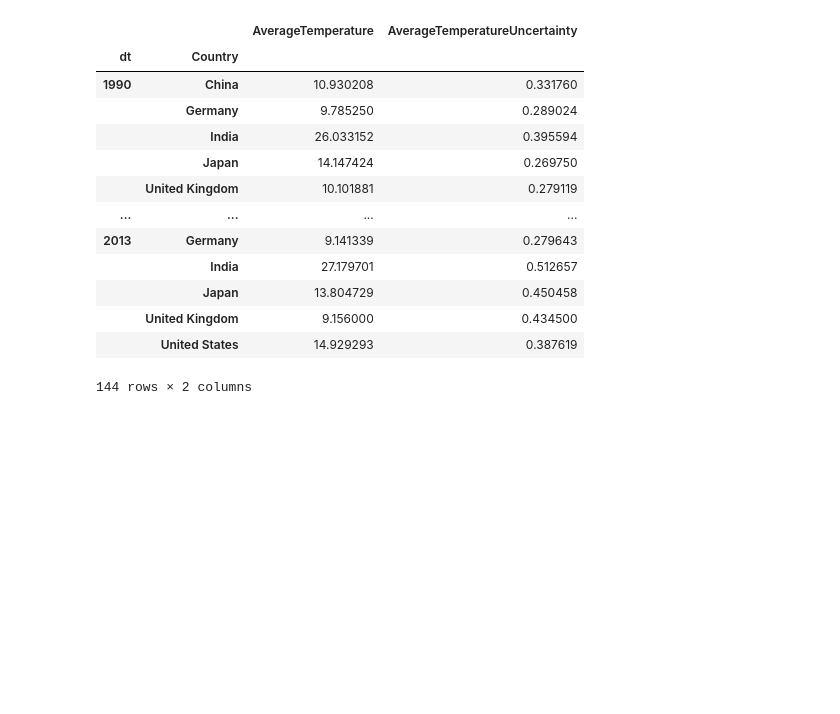
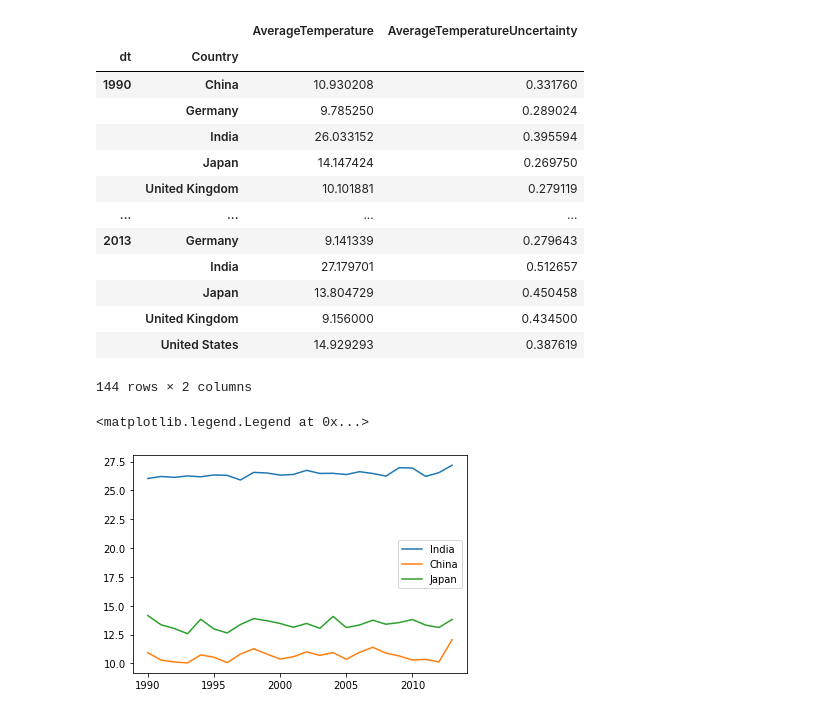
Before and after one commit to thesuhas/Climate-Change-Industrialisation, a Jupyter notebook: script1.ipynb, the cells around one changed output. Drawn from its saved outputs; the diff is of its cells as text; code cells hidden in the pictures; blank space fills up the shorter version.

Commit message:
Did some basic plot

```diff
--- a/script1.ipynb
+++ b/script1.ipynb
@@ -181,3 +181,15 @@ grouped
 |  | United Kingdom | 9.156000 | 0.434500 |
 |  | United States | 14.929293 | 0.387619 |
 144 rows × 2 columns
+# %%
+temp = grouped.reset_index()
+india = temp[temp['Country'] == 'India']
+china = temp[temp['Country'] == 'China']
+japan = temp[temp['Country'] == 'Japan']
+plt.plot(india['dt'], india['AverageTemperature'], label='India')
+plt.plot(china['dt'], china['AverageTemperature'], label='China')
+plt.plot(japan['dt'], japan['AverageTemperature'], label='Japan')
+plt.legend()
+# %% [output]
+<matplotlib.legend.Legend at 0x...>
+[figure, added]
```
